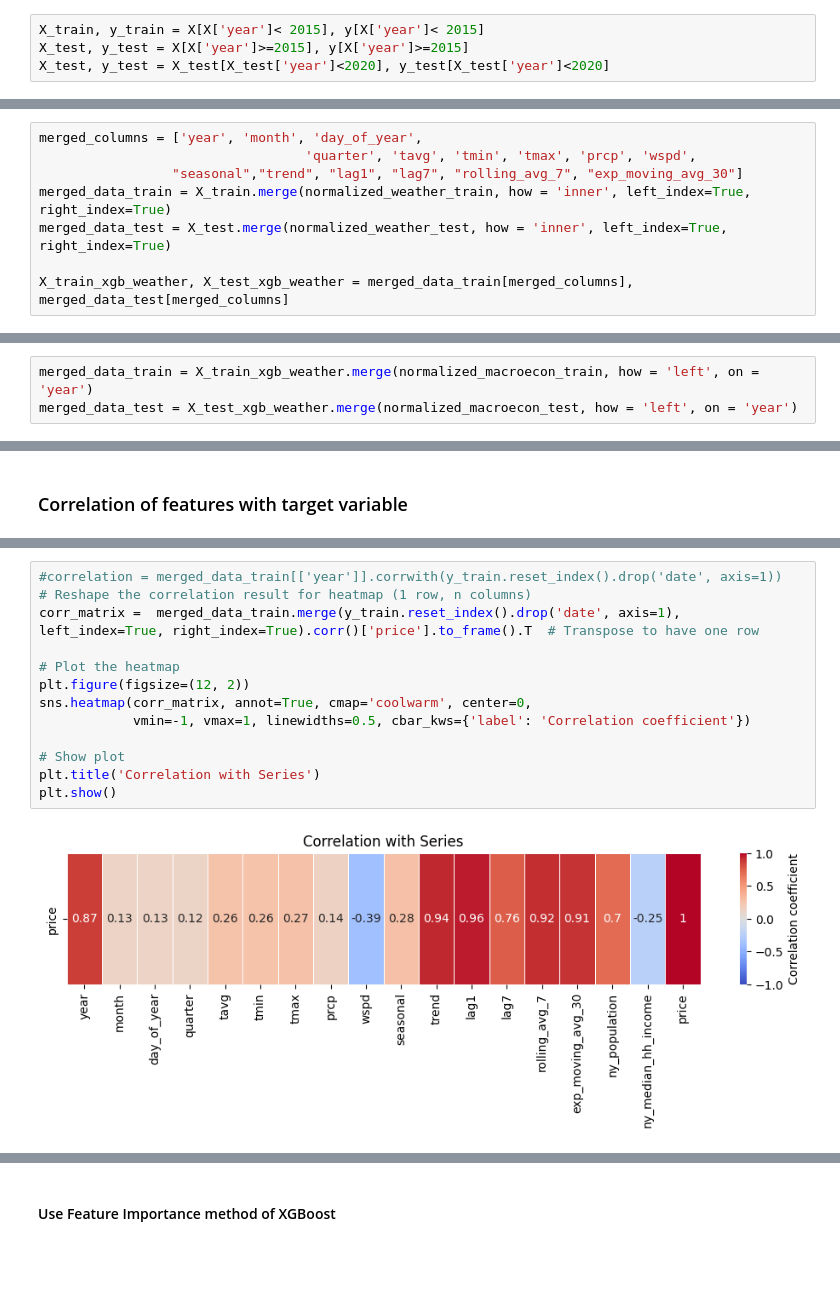
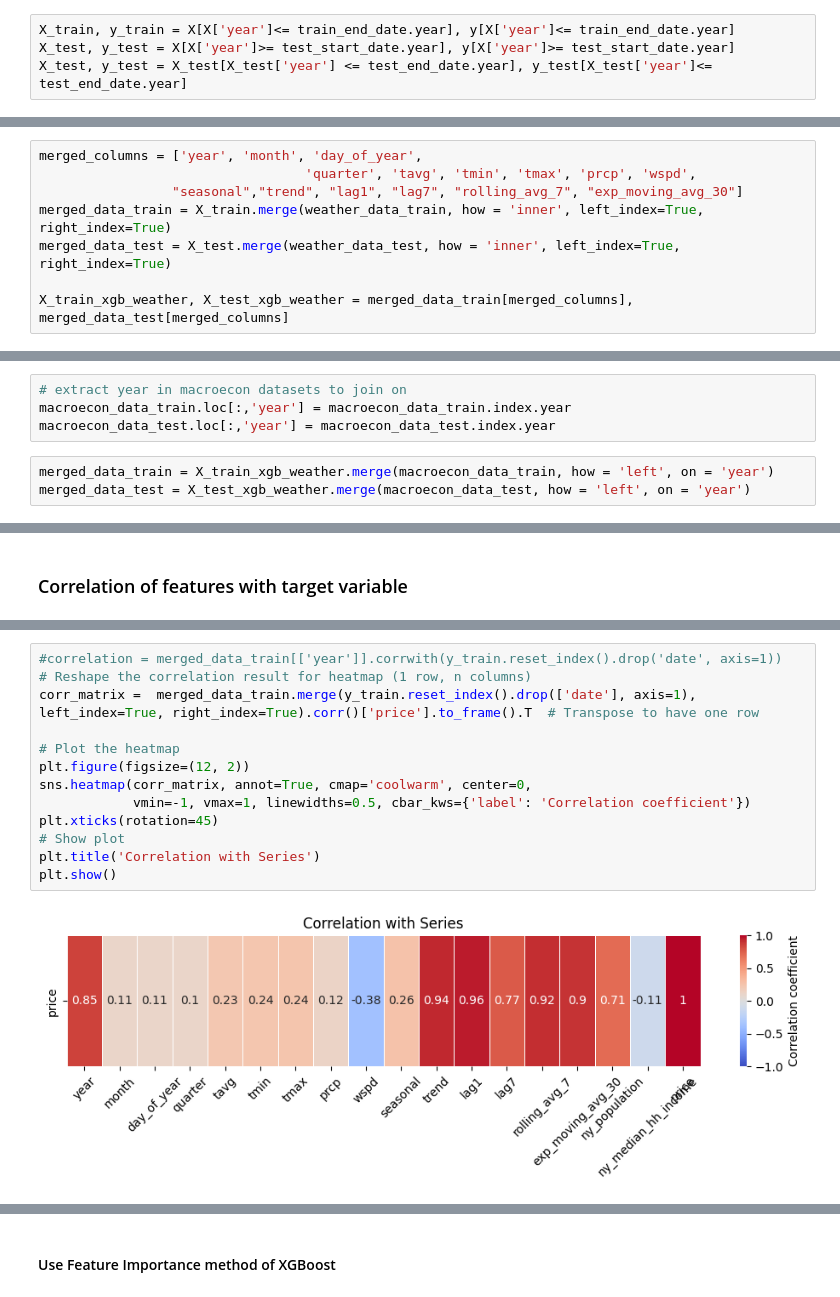
Before and after one commit to vanikanoria/ElectricityPriceForecasting, a Jupyter notebook: predicting-electricity-prices.ipynb, the cells around one changed output, grey strips where cells are left out. Drawn from its saved outputs; the diff is of its cells as text; blank space fills up the shorter version.

```diff
--- a/predicting-electricity-prices.ipynb
+++ b/predicting-electricity-prices.ipynb
@@ -672,15 +674,15 @@ test_dates = list(df_ny_residential.index[(df_ny_residential['year'] >= 2015) &
 # %%
-X_train, y_train = X[X['year']< 2015], y[X['year']< 2015]
-X_test, y_test = X[X['year']>=2015], y[X['year']>=2015]
-X_test, y_test = X_test[X_test['year']<2020], y_test[X_test['year']<2020]
+X_train, y_train = X[X['year']<= train_end_date.year], y[X['year']<= train_end_date.year]
+X_test, y_test = X[X['year']>= test_start_date.year], y[X['year']>= test_start_date.year]
+X_test, y_test = X_test[X_test['year'] <= test_end_date.year], y_test[X_test['year']<= test_end_date.year]
 # %% [markdown]
 #### Merging electricity data with weather data
 # %%
 merged_columns = ['year', 'month', 'day_of_year',
                                   'quarter', 'tavg', 'tmin', 'tmax', 'prcp', 'wspd',
                  "seasonal","trend", "lag1", "lag7", "rolling_avg_7", "exp_moving_avg_30"]
-merged_data_train = X_train.merge(normalized_weather_train, how = 'inner', left_index=True, right_index=True)
-merged_data_test = X_test.merge(normalized_weather_test, how = 'inner', left_index=True, right_index=True)
+merged_data_train = X_train.merge(weather_data_train, how = 'inner', left_index=True, right_index=True)
+merged_data_test = X_test.merge(weather_data_test, how = 'inner', left_index=True, right_index=True)
 
 X_train_xgb_weather, X_test_xgb_weather = merged_data_train[merged_columns], merged_data_test[merged_columns]
 # %%
@@ -725,6 +709,10 @@ macroecon_data_train
+# %%
+# extract year in macroecon datasets to join on
+macroecon_data_train.loc[:,'year'] = macroecon_data_train.index.year
+macroecon_data_test.loc[:,'year'] = macroecon_data_test.index.year
 # %%
-merged_data_train = X_train_xgb_weather.merge(normalized_macroecon_train, how = 'left', on = 'year')
-merged_data_test = X_test_xgb_weather.merge(normalized_macroecon_test, how = 'left', on = 'year')
+merged_data_train = X_train_xgb_weather.merge(macroecon_data_train, how = 'left', on = 'year')
+merged_data_test = X_test_xgb_weather.merge(macroecon_data_test, how = 'left', on = 'year')
 # %%
 merged_data_train
 # %% [output]
@@ -808,15 +812,15 @@ merged_data_train = merged_data_train.bfill()
 # %%
 #correlation = merged_data_train[['year']].corrwith(y_train.reset_index().drop('date', axis=1))
 # Reshape the correlation result for heatmap (1 row, n columns)
-corr_matrix =  merged_data_train.merge(y_train.reset_index().drop('date', axis=1), left_index=True, right_index=True).corr()['price'].to_frame().T  # Transpose to have one row
+corr_matrix =  merged_data_train.merge(y_train.reset_index().drop(['date'], axis=1), left_index=True, right_index=True).corr()['price'].to_frame().T  # Transpose to have one row
 
 # Plot the heatmap
 plt.figure(figsize=(12, 2))
 sns.heatmap(corr_matrix, annot=True, cmap='coolwarm', center=0,
             vmin=-1, vmax=1, linewidths=0.5, cbar_kws={'label': 'Correlation coefficient'})
-
+plt.xticks(rotation=45)
 # Show plot
 plt.title('Correlation with Series')
 plt.show()
 # %% [output]
-[figure, old version]
+[figure, new version]
```
Also changed, not shown: parts of 62 cells of this notebook.
